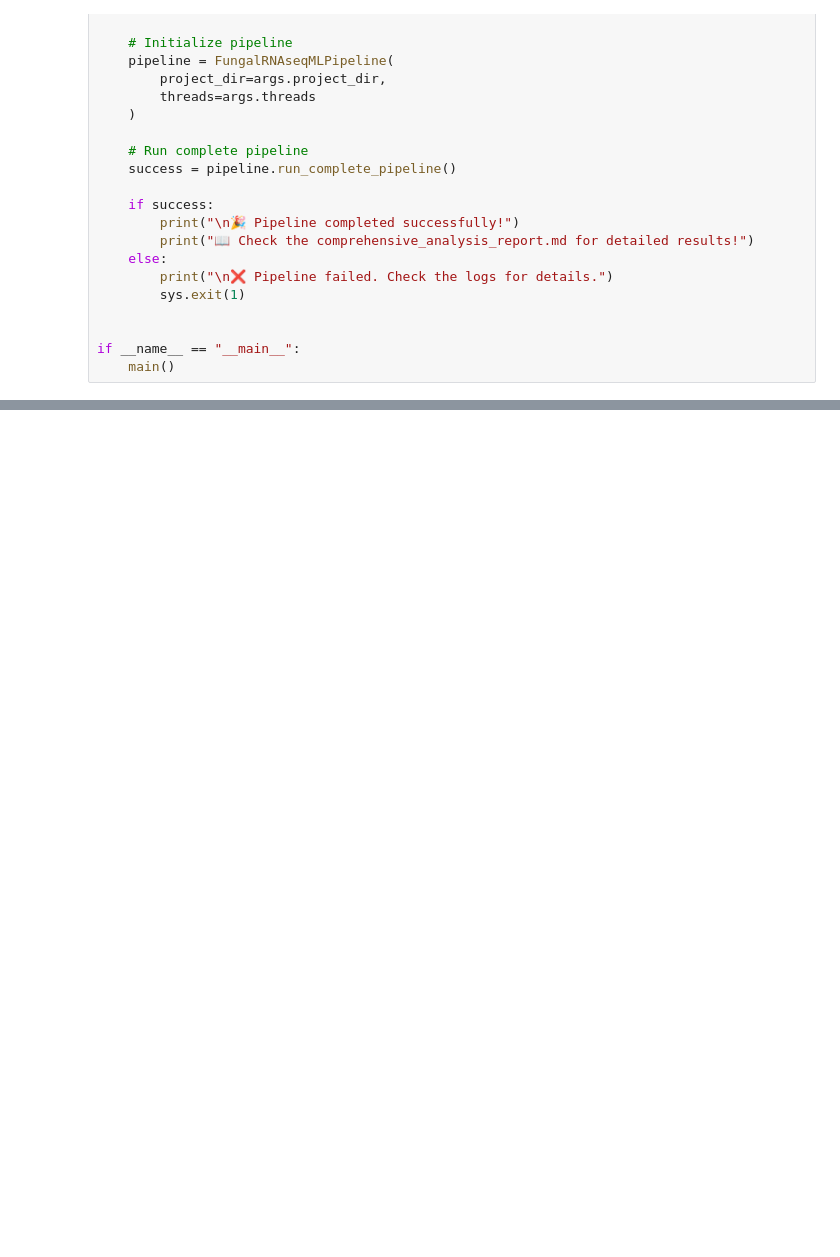
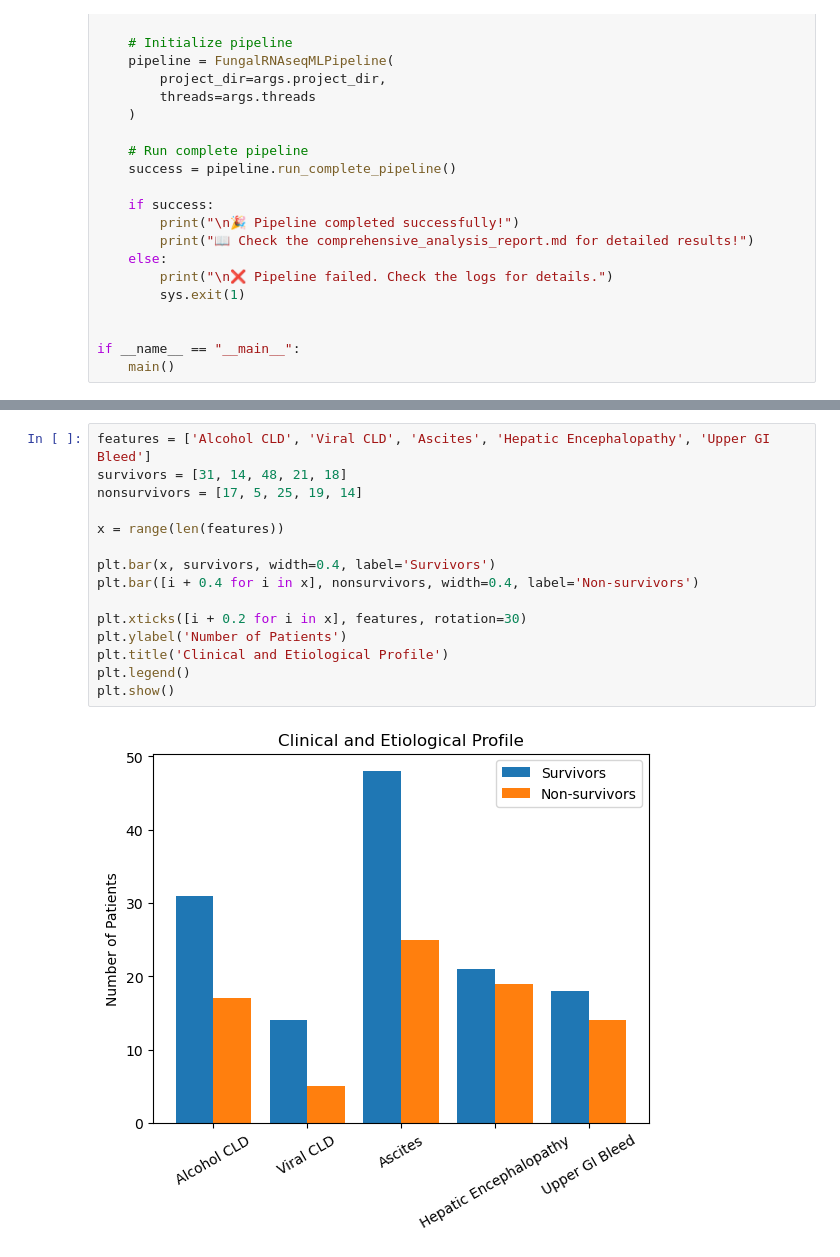
Before and after one commit to YuktiTripathi/Learn-Practice, a Jupyter notebook: rna_seqqq.ipynb, the cells around one changed output, grey strips where cells are left out. Drawn from its saved outputs; the diff is of its cells as text; blank space fills up the shorter version.

```diff
--- a/rna_seqqq.ipynb
+++ b/rna_seqqq.ipynb
@@ -1204,0 +1236,17 @@ if __name__ == "__main__":
+# %%
+features = ['Alcohol CLD', 'Viral CLD', 'Ascites', 'Hepatic Encephalopathy', 'Upper GI Bleed']
+survivors = [31, 14, 48, 21, 18]
+nonsurvivors = [17, 5, 25, 19, 14]
+
+x = range(len(features))
+
+plt.bar(x, survivors, width=0.4, label='Survivors')
+plt.bar([i + 0.4 for i in x], nonsurvivors, width=0.4, label='Non-survivors')
+
+plt.xticks([i + 0.2 for i in x], features, rotation=30)
+plt.ylabel('Number of Patients')
+plt.title('Clinical and Etiological Profile')
+plt.legend()
+plt.show()
+# %% [output]
+[figure, added]
```
Also changed, not shown: parts of 4 cells of this notebook, 1 other file.
